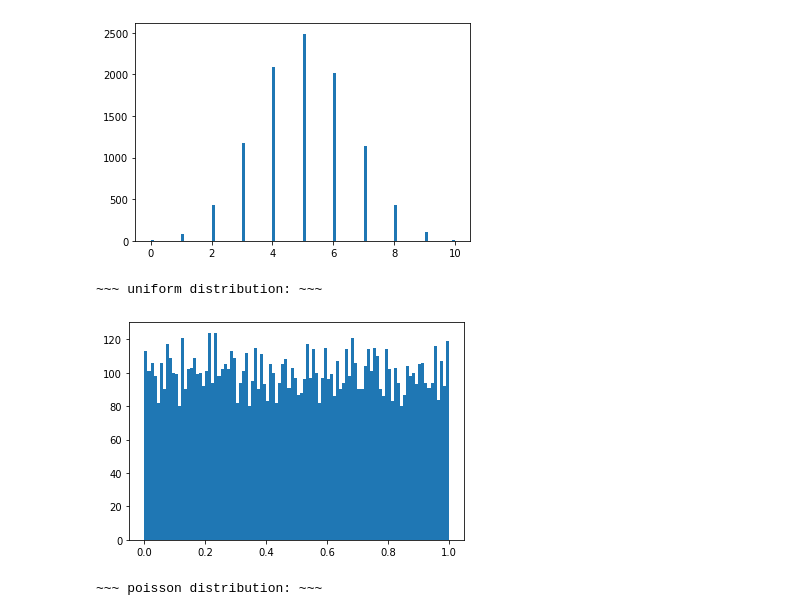
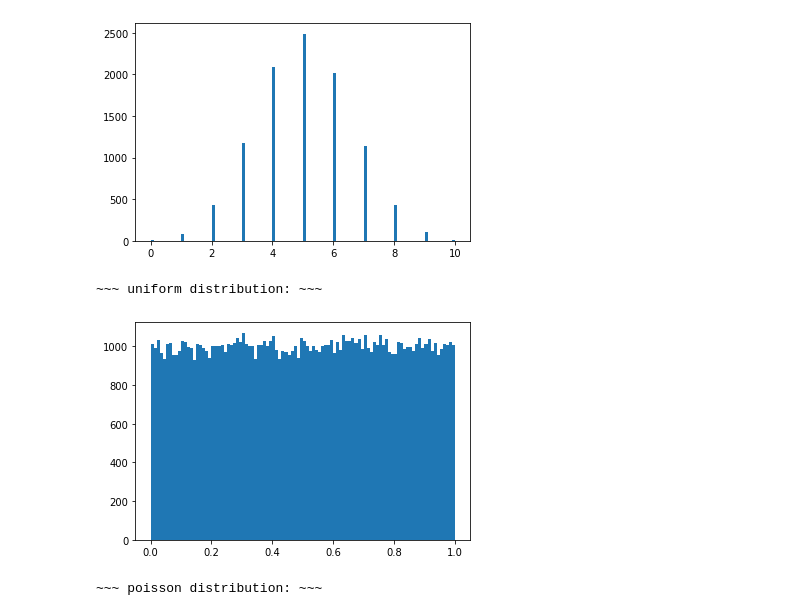
Before and after one commit to erelsgl-at-ariel/research-5782, a Jupyter notebook: 06-python-numstack/code/2.matplotlib.ipynb, the cells around one changed output. Saved outputs shown, nothing was run; the diff lists cells and outputs as text; code cells hidden in the pictures.

```diff
--- a/06-python-numstack/code/2.matplotlib.ipynb
+++ b/06-python-numstack/code/2.matplotlib.ipynb
@@ -52,13 +52,13 @@ plt.show()
 ~~~ binomial distribution: ~~~
 [figure]
 # %%
-uniform_dis = np.random.uniform(size=10000)
+uniform_dis = np.random.uniform(size=100000)
 print('~~~ uniform distribution: ~~~')
 plt.hist(uniform_dis, bins = 100)
 plt.show()
 # %% [output]
 ~~~ uniform distribution: ~~~
-[figure, old version]
+[figure, new version]
 # %%
 poisson_dis = np.random.poisson(lam=2, size=10000)
 print('~~~ poisson distribution: ~~~')
```
Also changed, not shown: parts of 2 cells of this notebook, 27 other files.
